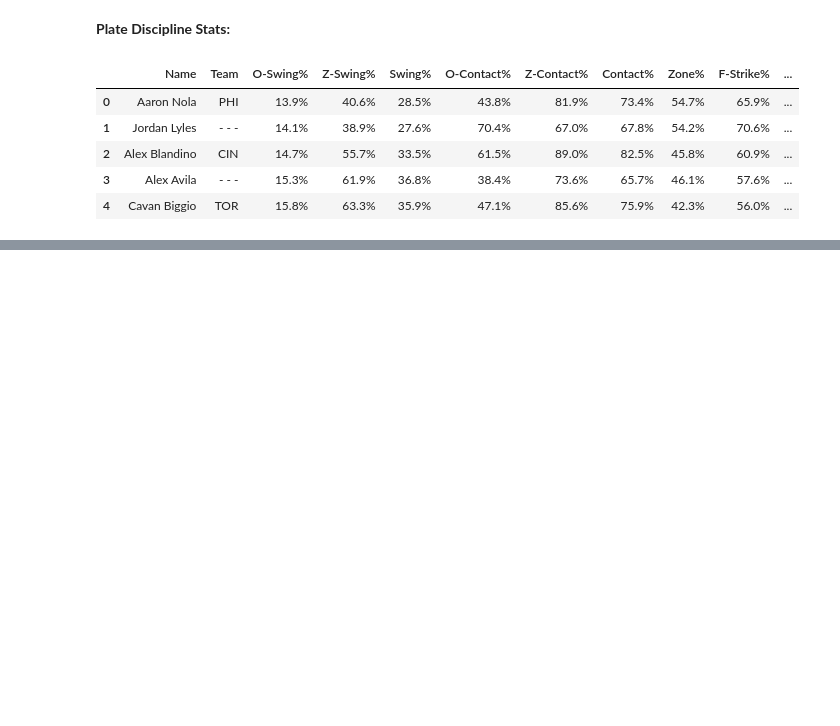
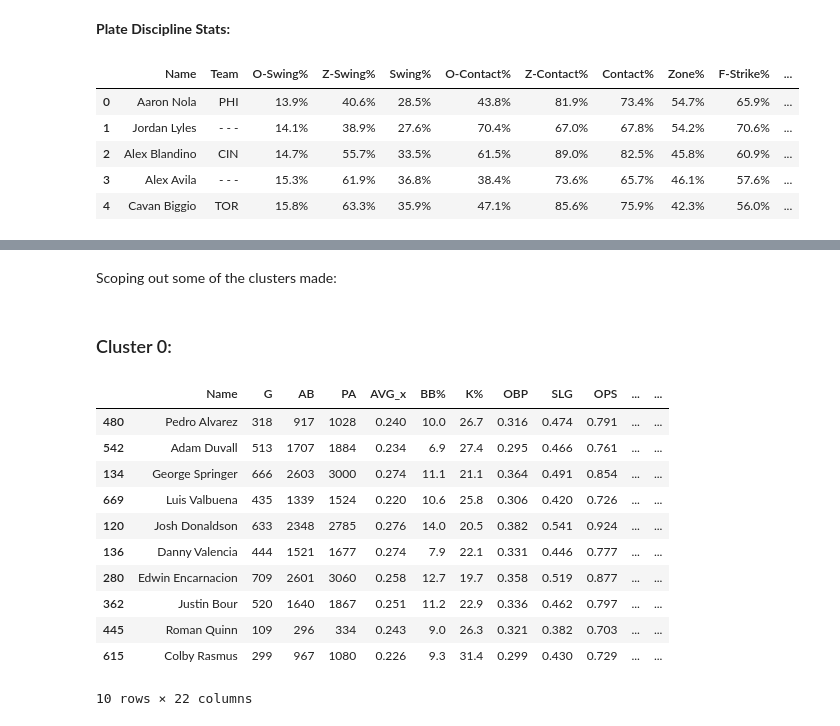
Before and after one commit to pbovard63/Predicting_MLB_Pitches, a Jupyter notebook: Clustering/Batter_Clustering.ipynb, the cells around one changed output, grey strips where cells are left out. Cells and saved outputs as stored; diff of their text form; code cells hidden in the pictures; blank space fills up the shorter version.

```diff
--- a/Clustering/Batter_Clustering.ipynb
+++ b/Clustering/Batter_Clustering.ipynb
@@ -315,0 +385,2 @@ fg_pd_df.head()
+# %%
+cols = fg_combined_final.iloc[:,4:].columns
@@ -315,0 +389,2 @@ fg_pd_df.head()
+# %%
+fg_combined_final = cluster_assigner(fg_combined_final, cols, 4)
@@ -315,0 +401,19 @@ fg_pd_df.head()
+# %% [markdown]
+Scoping out some of the clusters made:
+# %% [markdown]
+### Cluster 0:
+# %%
+fg_combined_final[fg_combined_final.Cluster == 0].sample(10)
+# %% [output]
+|  | Name | G | AB | PA | AVG_x | BB% | K% | OBP | SLG | OPS | ... | ... |
+| 480 | Pedro Alvarez | 318 | 917 | 1028 | 0.240 | 10.0 | 26.7 | 0.316 | 0.474 | 0.791 | ... | ... |
+| 542 | Adam Duvall | 513 | 1707 | 1884 | 0.234 | 6.9 | 27.4 | 0.295 | 0.466 | 0.761 | ... | ... |
+| 134 | George Springer | 666 | 2603 | 3000 | 0.274 | 11.1 | 21.1 | 0.364 | 0.491 | 0.854 | ... | ... |
+| 669 | Luis Valbuena | 435 | 1339 | 1524 | 0.220 | 10.6 | 25.8 | 0.306 | 0.420 | 0.726 | ... | ... |
+| 120 | Josh Donaldson | 633 | 2348 | 2785 | 0.276 | 14.0 | 20.5 | 0.382 | 0.541 | 0.924 | ... | ... |
+| 136 | Danny Valencia | 444 | 1521 | 1677 | 0.274 | 7.9 | 22.1 | 0.331 | 0.446 | 0.777 | ... | ... |
+| 280 | Edwin Encarnacion | 709 | 2601 | 3060 | 0.258 | 12.7 | 19.7 | 0.358 | 0.519 | 0.877 | ... | ... |
+| 362 | Justin Bour | 520 | 1640 | 1867 | 0.251 | 11.2 | 22.9 | 0.336 | 0.462 | 0.797 | ... | ... |
+| 445 | Roman Quinn | 109 | 296 | 334 | 0.243 | 9.0 | 26.3 | 0.321 | 0.382 | 0.703 | ... | ... |
+| 615 | Colby Rasmus | 299 | 967 | 1080 | 0.226 | 9.3 | 31.4 | 0.299 | 0.430 | 0.729 | ... | ... |
+10 rows × 22 columns
```
Also changed, not shown: parts of 38 cells of this notebook, 2 other files.
